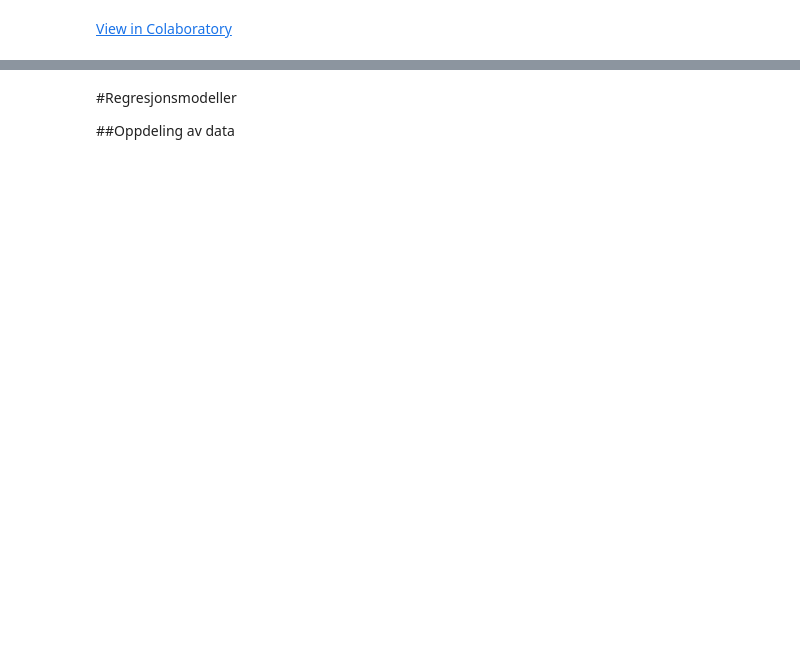
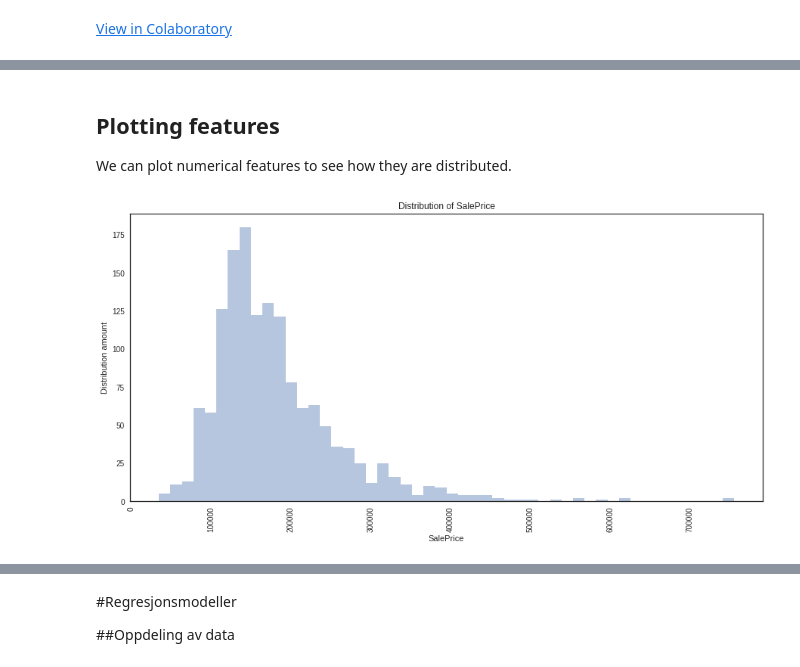
Before and after one commit to fabiansd/AI-workshop, a Jupyter notebook: House_price_prediction_showcase.ipynb, the cells around one changed output, grey strips where cells are left out. Cells and saved outputs as stored; diff of their text form; code cells hidden in the pictures; blank space fills up the shorter version.

```diff
--- a/House_price_prediction_showcase.ipynb
+++ b/House_price_prediction_showcase.ipynb
@@ -153,0 +219,8 @@ sns.heatmap(corr, mask=mask, cmap=cmap,annot = True,fmt = ".2f", vmax=.3, center
+# %% [markdown]
+## Plotting features
+
+We can plot numerical features to see how they are distributed.
+# %%
+distribution_numreic_features(feature = 'SalePrice', data = data_modell, figsize=(15,7))
+# %% [output]
+[figure, added]
```
Also changed, not shown: parts of 34 cells of this notebook.
